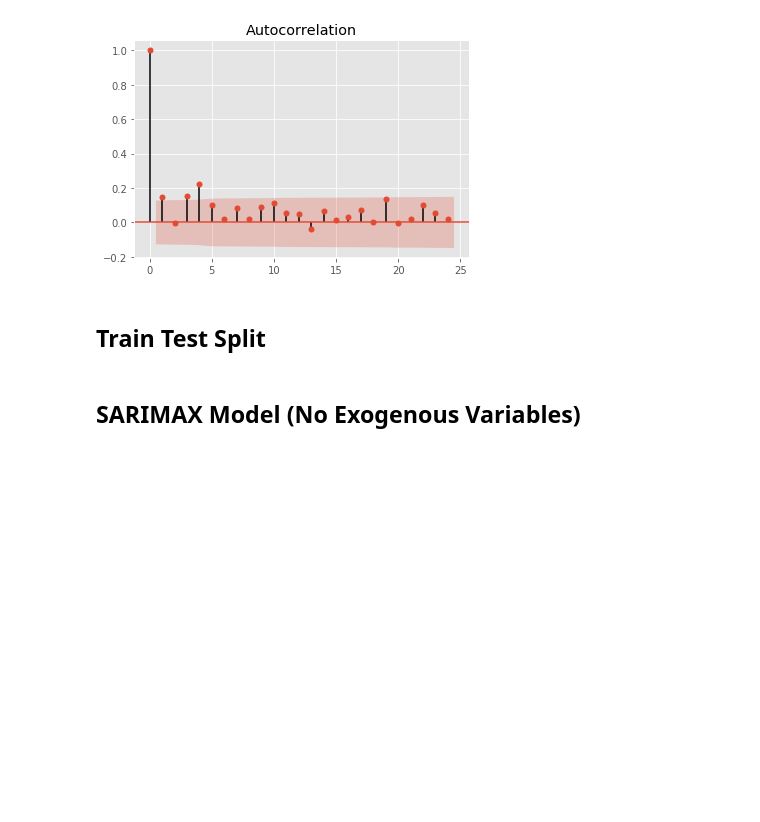
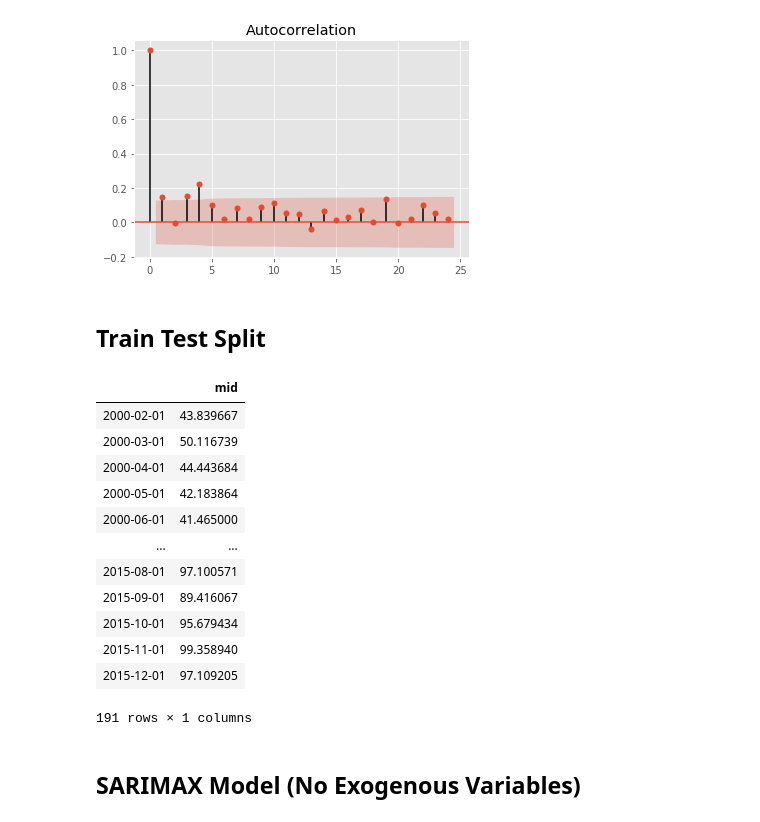
Before and after one commit to andrewcole33/reit_time_series_analysis, a Jupyter notebook: AMT_TS.ipynb, the cells around one changed output. Saved outputs shown, nothing was run; the diff lists cells and outputs as text; code cells hidden in the pictures; blank space fills up the shorter version.

```diff
--- a/AMT_TS.ipynb
+++ b/AMT_TS.ipynb
@@ -93,6 +93,22 @@ seasonal_parameters = (3,1,2,12)
 # %%
 AMT_train = AMT[:'2015']
 AMT_test = AMT['2016':]
+# %%
+AMT_train
+# %% [output]
+|  | mid |
+| 2000-02-01 | 43.839667 |
+| 2000-03-01 | 50.116739 |
+| 2000-04-01 | 44.443684 |
+| 2000-05-01 | 42.183864 |
+| 2000-06-01 | 41.465000 |
+| ... | ... |
+| 2015-08-01 | 97.100571 |
+| 2015-09-01 | 89.416067 |
+| 2015-10-01 | 95.679434 |
+| 2015-11-01 | 99.358940 |
+| 2015-12-01 | 97.109205 |
+191 rows × 1 columns
 # %% [markdown]
 ## SARIMAX Model (No Exogenous Variables)
 # %%
```
Also changed, not shown: parts of 6 cells of this notebook, 3 other files.
